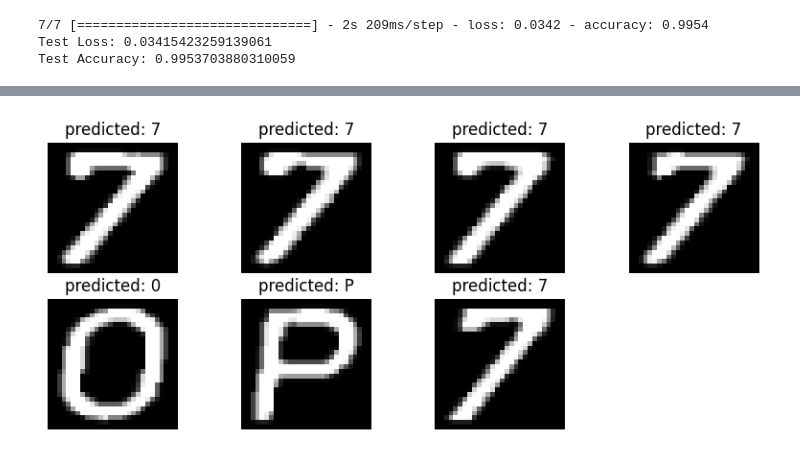
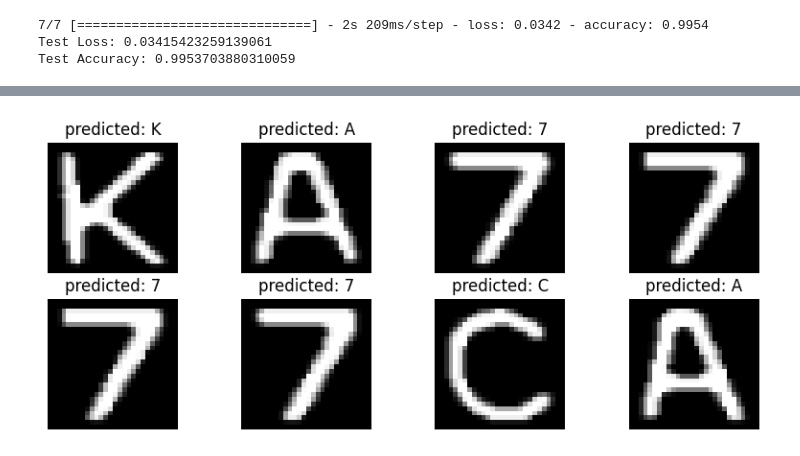
Before and after one commit to Dishalex/Cars-home, a Jupyter notebook: DS/notebook/ai_license_plate_detector.ipynb.ipynb, the cells around one changed output, grey strips where cells are left out. Cells and saved outputs as stored; diff of their text form; code cells hidden in the pictures.

```diff
--- a/DS/notebook/ai_license_plate_detector.ipynb.ipynb
+++ b/DS/notebook/ai_license_plate_detector.ipynb.ipynb
@@ -20,10 +20,10 @@ def detect_plate(img, text=''): # the function detects and perfors blurring on t
     for (x,y,w,h) in plate_rect:
         roi_ = roi[y:y+h, x:x+w, :] # extracting the Region of Interest of license plate for blurring.
         plate = roi[y:y+h, x:x+w, :]
-        cv2.rectangle(plate_img, (x-15,y), (x+w-3, y+h-5), (51,181,155), 3) # finally representing the detected contours by drawing rectangles around the edges.
+        cv2.rectangle(plate_img, (x-15,y), (x+w-3, y+h-5), (179, 206, 226), 3) # finally representing the detected contours by drawing rectangles around the edges.
     if text!='':
         plate_img = cv2.putText(plate_img, text, (x-w//2,y-h//2),
-                                cv2.FONT_HERSHEY_COMPLEX_SMALL , 0.5, (51,181,155), 1, cv2.LINE_AA)
+                                cv2.FONT_HERSHEY_COMPLEX_SMALL , 0.5, (179, 206, 226), 1, cv2.LINE_AA)
 
     return plate_img, plate # returning the processed image.
 # %%
@@ -37,5 +37,5 @@ def display(img_, title=''):
     plt.title(title)
     plt.show()
 
-img = cv2.imread('/content/drive/MyDrive/foto_avto/7777.jpg')
-display(img, 'input image')
+img = cv2.imread('/content/drive/MyDrive/foto_avto/ka7777ca.jpg')
+# display(img, 'input image')
@@ -266,7 +264,7 @@ def show_results(char):
         img_ = cv2.resize(ch, (28, 28), interpolation=cv2.INTER_AREA)
         img = fix_dimension(img_)
         img = img.reshape(1, 28, 28, 3) # підготовка зображення для моделі
-        y_proba = model.predict(img)[0] # отримуємо ймовірності для кожного класу
+        y_proba = model.predict(img, verbose=0)[0] # отримуємо ймовірності для кожного класу
         y_ = np.argmax(y_proba) # вибираємо клас з найвищою ймовірністю
         character = dic[y_] # отримуємо символ, відповідний прогнозованому класу
         output.append(character) # зберігаємо результат у списку
@@ -288,11 +279,11 @@ print(show_results(char))
 # %%
-# Segmented characters and their predicted value.
 plt.figure(figsize=(10,6))
 for i,ch in enumerate(char):
     img = cv2.resize(ch, (28,28), interpolation=cv2.INTER_AREA)
     plt.subplot(3,4,i+1)
     plt.imshow(img,cmap='gray')
-    plt.title(f'predicted: {show_results(char)[i]}') # передавання char як аргументу
+    predicted_char = show_results(char)[i]  # виконати передбачення перед виведенням
+    plt.title(f'predicted: {predicted_char}') # передавання char як аргументу
     plt.axis('off')
 plt.show()
 # %% [output]
@@ -316 +290 @@ plt.show()
-[figure, old version]
+[figure, new version]
```
Also changed, not shown: parts of 9 cells of this notebook.
